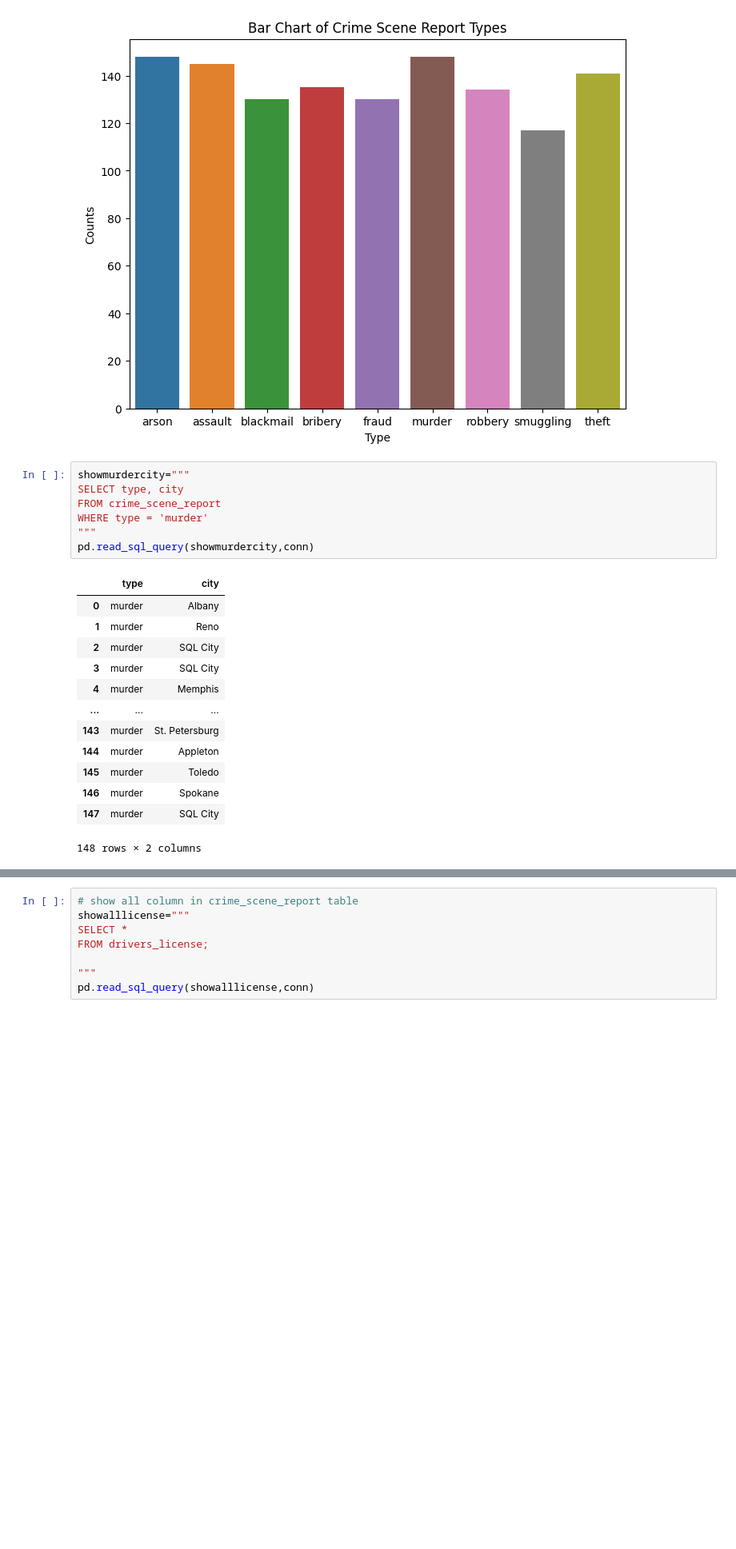
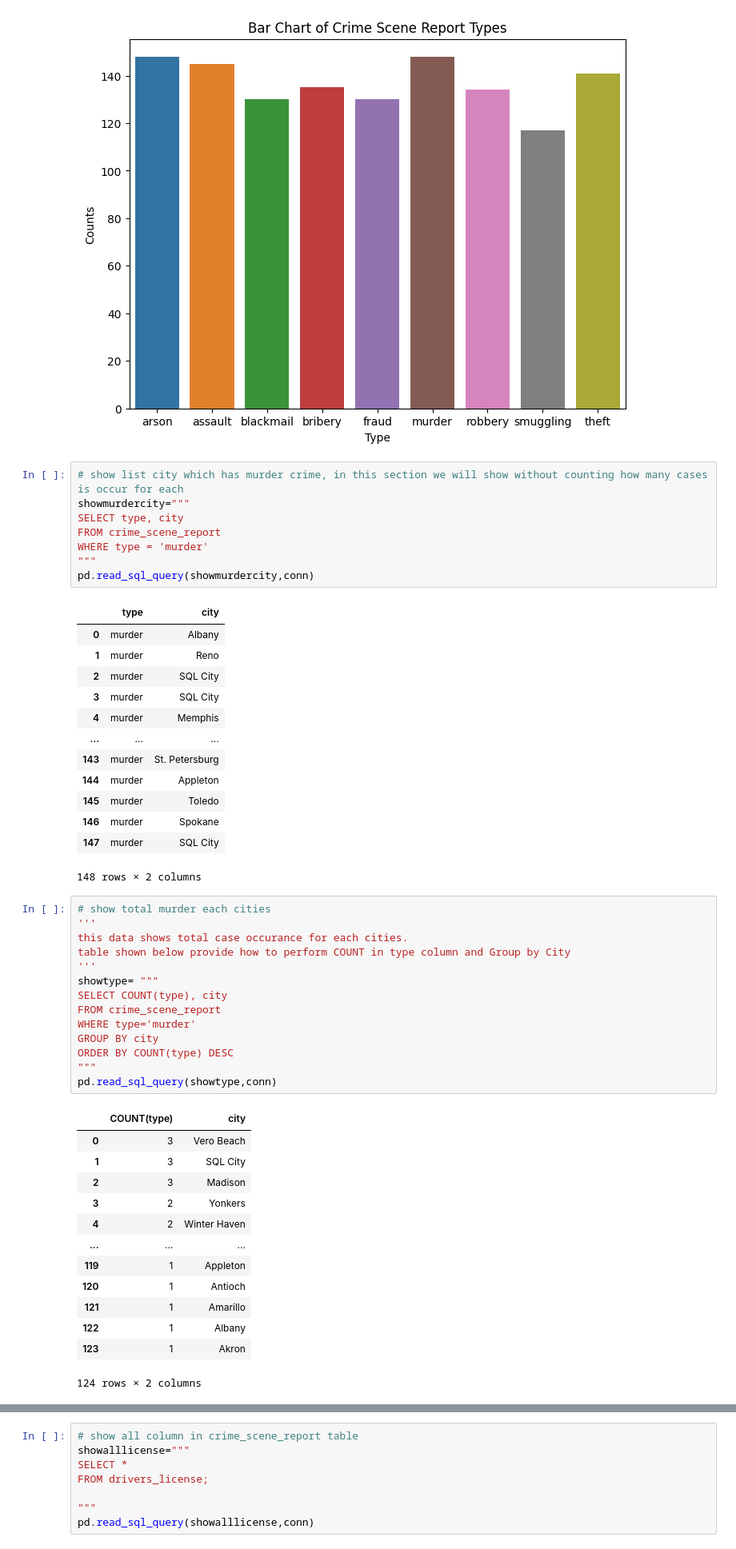
Before and after one commit to SitiAminatus/SQL_simplyEDA_by_Kaggle, a Jupyter notebook: sqlmurder.ipynb, the cells around one changed output, grey strips where cells are left out. Shown at 80% size. Cells and saved outputs as stored; diff of their text form; blank space fills up the shorter version.

```diff
--- a/sqlmurder.ipynb
+++ b/sqlmurder.ipynb
@@ -69,6 +69,7 @@ plt.show()
 # %% [output]
 [figure]
 # %%
+# show list city which has murder crime, in this section we will show without counting how many cases is occur for each
 showmurdercity="""
 SELECT type, city
 FROM crime_scene_report
@@ -89,6 +90,34 @@ pd.read_sql_query(showmurdercity,conn)
 | 146 | murder | Spokane |
 | 147 | murder | SQL City |
 148 rows × 2 columns
+# %%
+# show total murder each cities
+'''
+this data shows total case occurance for each cities.
+table shown below provide how to perform COUNT in type column and Group by City
+'''
+showtype= """
+SELECT COUNT(type), city
+FROM crime_scene_report
+WHERE type='murder'
+GROUP BY city
+ORDER BY COUNT(type) DESC
+"""
+pd.read_sql_query(showtype,conn)
+# %% [output]
+|  | COUNT(type) | city |
+| 0 | 3 | Vero Beach |
+| 1 | 3 | SQL City |
+| 2 | 3 | Madison |
+| 3 | 2 | Yonkers |
+| 4 | 2 | Winter Haven |
+| ... | ... | ... |
+| 119 | 1 | Appleton |
+| 120 | 1 | Antioch |
+| 121 | 1 | Amarillo |
+| 122 | 1 | Albany |
+| 123 | 1 | Akron |
+124 rows × 2 columns
 # %%
 showmurderstat="""
 SELECT city
```
Also changed, not shown: parts of 2 cells of this notebook.
